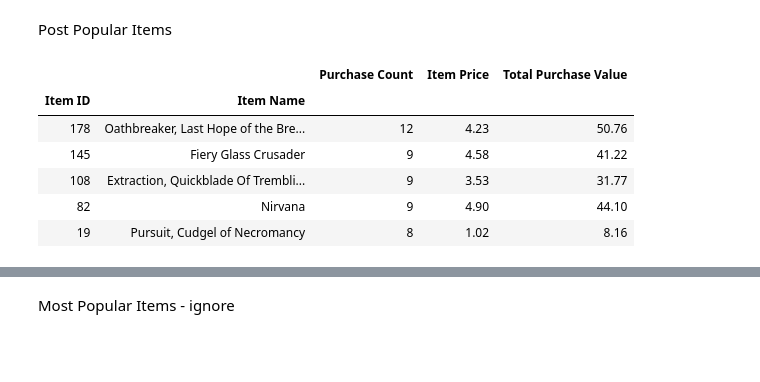
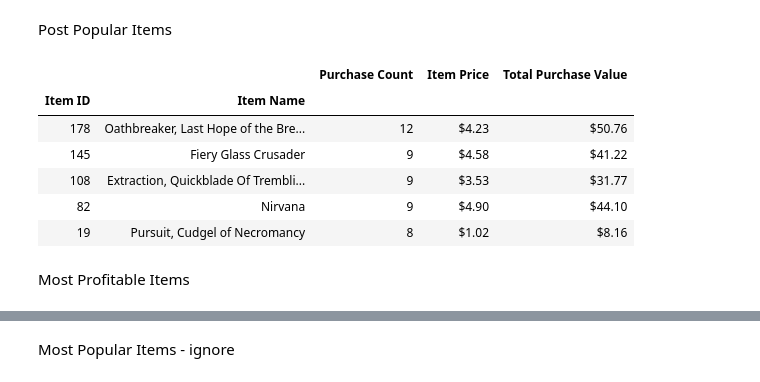
Before and after one commit to TrevorLovesMommy/pandas-challenge, a Jupyter notebook: gamer.ipynb, the cells around one changed output, grey strips where cells are left out. Saved outputs shown, nothing was run; the diff lists cells and outputs as text; code cells hidden in the pictures; blank space fills up the shorter version.

```diff
--- a/gamer.ipynb
+++ b/gamer.ipynb
@@ -303,31 +275,33 @@ Post Popular Items
 # %%
 #grouping by Item Name and ID and getting individual values with counta and sum
 #code from session with TA
 count_pop_df = df.groupby(["Item ID", "Item Name"]).count()
 mean_pop_df = df.groupby(["Item ID", "Item Name"]).mean()
 sum_pop_df = df.groupby(["Item ID", "Item Name"]).sum()
 
 item_price = mean_pop_df["Price"]
 total_price = sum_pop_df["Price"]
 purchase_count = count_pop_df["Purchase ID"]
 
 #Optional: give the displayed data cleaner formatting
 item_price = item_price.map("${:.2f}".format)
-#pop_purchase_value = pop_purchase_value.map("${:.2f}".format)
+total_price = total_price.map("${:.2f}".format)
 
 
 data = {"Purchase Count": purchase_count,
        "Item Price": item_price,
        "Total Purchase Value":  total_price}
 
 pop_summary_df = pd.DataFrame(data).sort_values(["Purchase Count"], ascending = False)
 
 pop_summary_df.head()
 # %% [output]
 |  |  | Purchase Count | Item Price | Total Purchase Value |
 | Item ID | Item Name |  |  |  |
-| 178 | Oathbreaker, Last Hope of the Bre... | 12 | 4.23 | 50.76 |
-| 145 | Fiery Glass Crusader | 9 | 4.58 | 41.22 |
-| 108 | Extraction, Quickblade Of Trembli... | 9 | 3.53 | 31.77 |
-| 82 | Nirvana | 9 | 4.90 | 44.10 |
-| 19 | Pursuit, Cudgel of Necromancy | 8 | 1.02 | 8.16 |
+| 178 | Oathbreaker, Last Hope of the Bre... | 12 | $4.23 | $50.76 |
+| 145 | Fiery Glass Crusader | 9 | $4.58 | $41.22 |
+| 108 | Extraction, Quickblade Of Trembli... | 9 | $3.53 | $31.77 |
+| 82 | Nirvana | 9 | $4.90 | $44.10 |
+| 19 | Pursuit, Cudgel of Necromancy | 8 | $1.02 | $8.16 |
+# %% [markdown]
+Most Profitable Items
```
Also changed, not shown: parts of 8 cells of this notebook.
